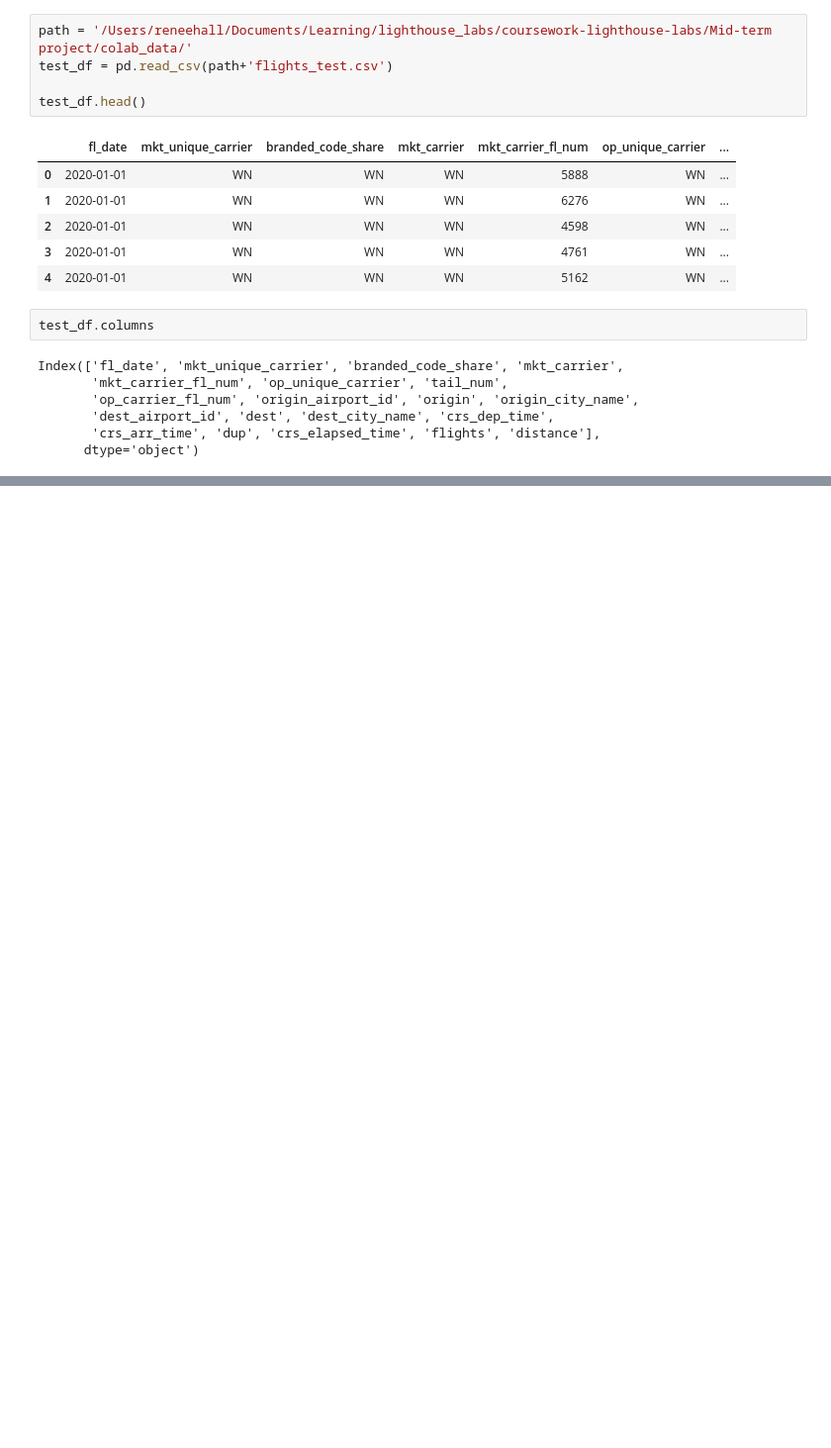
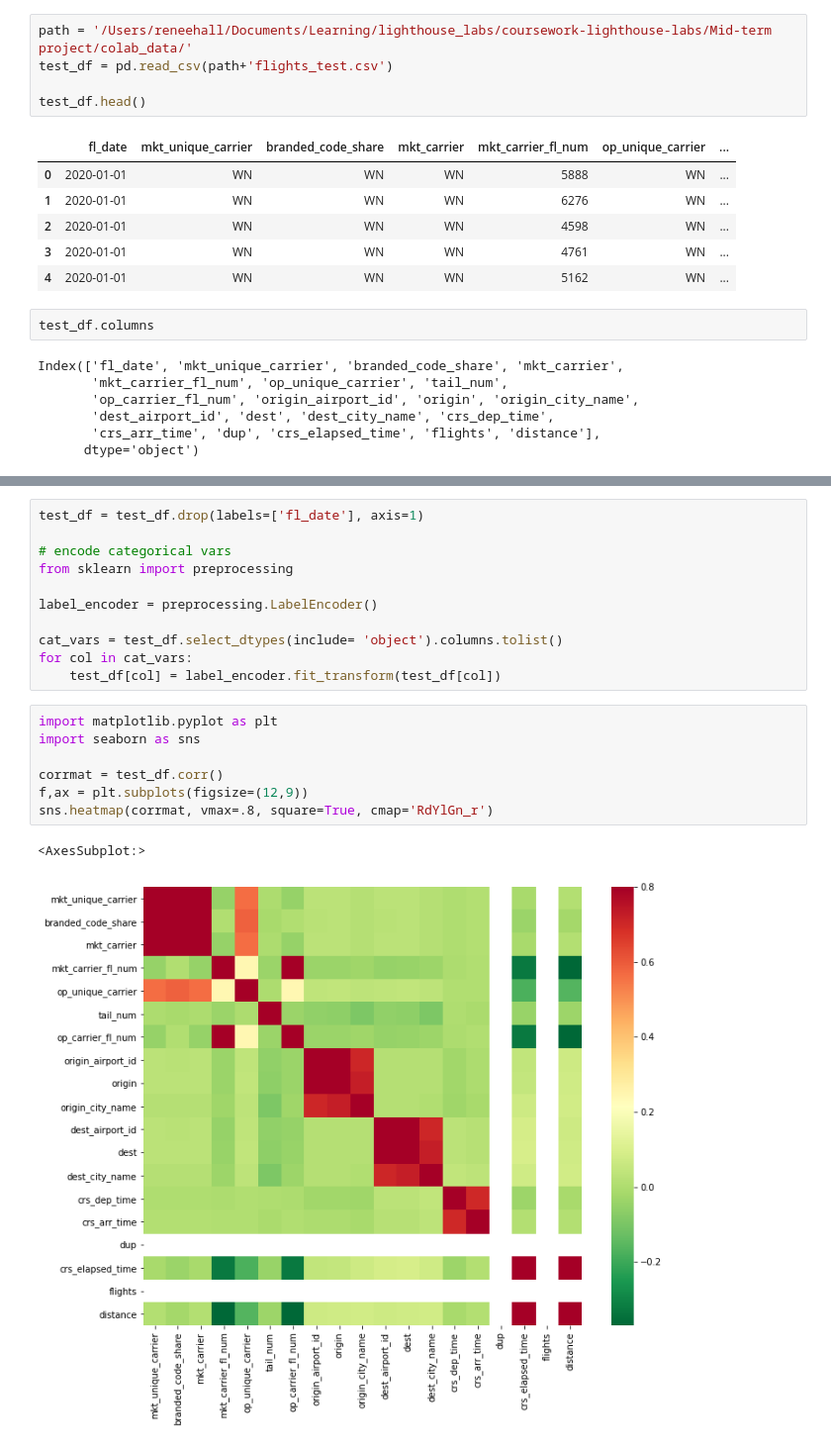
Before and after one commit to RCampbellYYC/lighthouse-mid-term-project, a Jupyter notebook: working-copy-files/renee-working-copies/correlations.ipynb, the cells around one changed output, grey strips where cells are left out. Shown at 99% size. Cells and saved outputs as stored; diff of their text form; blank space fills up the shorter version.

```diff
--- a/working-copy-files/renee-working-copies/correlations.ipynb
+++ b/working-copy-files/renee-working-copies/correlations.ipynb
@@ -151,0 +161,21 @@ Index(['fl_date', 'mkt_unique_carrier', 'branded_code_share', 'mkt_carrier',
+# %%
+test_df = test_df.drop(labels=['fl_date'], axis=1)
+
+# encode categorical vars
+from sklearn import preprocessing
+
+label_encoder = preprocessing.LabelEncoder()
+
+cat_vars = test_df.select_dtypes(include= 'object').columns.tolist()
+for col in cat_vars:
+    test_df[col] = label_encoder.fit_transform(test_df[col])
+# %%
+import matplotlib.pyplot as plt
+import seaborn as sns
+
+corrmat = test_df.corr()
+f,ax = plt.subplots(figsize=(12,9))
+sns.heatmap(corrmat, vmax=.8, square=True, cmap='RdYlGn_r')
+# %% [output]
+<AxesSubplot:>
+[figure, added]
```
Also changed, not shown: parts of 2 cells of this notebook.
